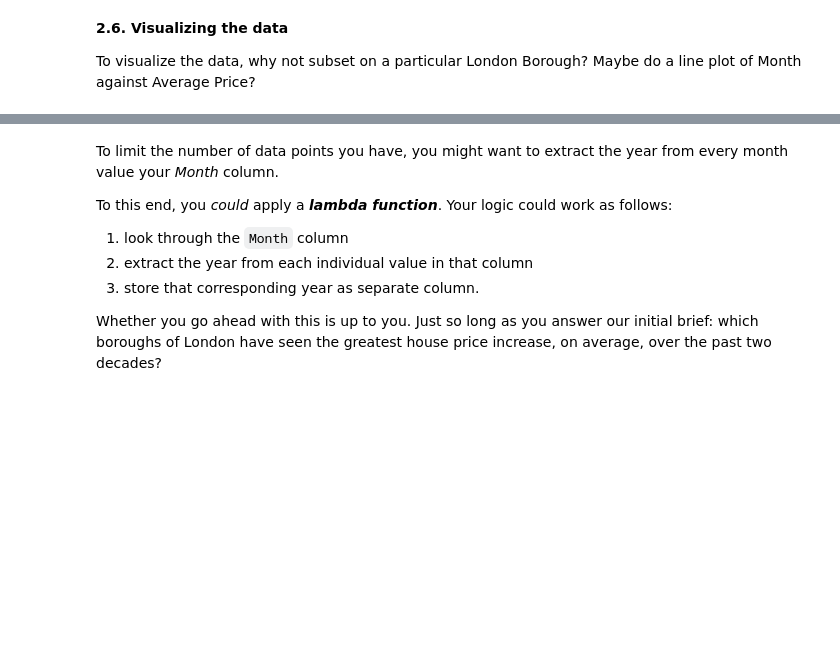
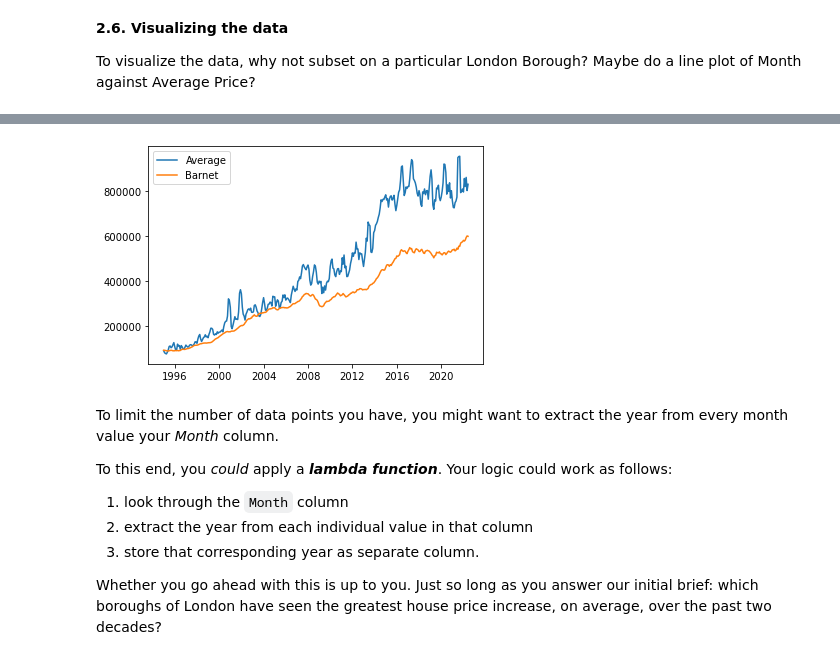
Before and after one commit to ttglennhall/Unit4Challenge, a Jupyter notebook: Unit 4 Challenge - Tier 3.ipynb, the cells around one changed output, grey strips where cells are left out. Drawn from its saved outputs; the diff is of its cells as text; code cells hidden in the pictures; blank space fills up the shorter version.

```diff
--- a/Unit 4 Challenge - Tier 3.ipynb
+++ b/Unit 4 Challenge - Tier 3.ipynb
@@ -153,0 +238,3 @@ You might need to **melt** your DataFrame here.
+# %%
+properties = properties.rename(columns={0:'Date', 'value':'AvgHousePrice'})
+properties.head()
@@ -155,0 +258,2 @@ Remember to make sure your column data types are all correct. Average prices, fo
+# %%
+properties['AvgHousePrice'] = pd.to_numeric(properties['AvgHousePrice'], downcast='float')
@@ -161,0 +337,4 @@ Check out the contents of the London Borough column, and if you find null values
+# %%
+properties = properties[properties['Borough'] != 'Unnamed: 47']
+properties = properties[properties['Borough'] != 'Unnamed: 37']
+properties = properties[properties['Borough'] != 'Unnamed: 34']
@@ -163,3 +353,8 @@ Check out the contents of the London Borough column, and if you find null values
 **2.6. Visualizing the data**
 
 To visualize the data, why not subset on a particular London Borough? Maybe do a line plot of Month against Average Price?
+# %%
+london = properties[properties['Borough'] == 'City of London']
+print(london.head())
+barnet = properties[properties['Borough'] == 'Barnet']
+print(barnet.head())
@@ -166,3 +374,10 @@ To visualize the data, why not subset on a particular London Borough? Maybe do a
+# %%
+plt.plot(london[:]['Date'], london[:]['AvgHousePrice'], label='Average') #blue
+plt.plot(barnet[:]['Date'], barnet[:]['AvgHousePrice'], label='Barnet') #orange
+plt.legend()
+plt.show()
+# %% [output]
+[figure, added]
 # %% [markdown]
 To limit the number of data points you have, you might want to extract the year from every month value your *Month* column.
 
```
Also changed, not shown: parts of 28 cells of this notebook.
